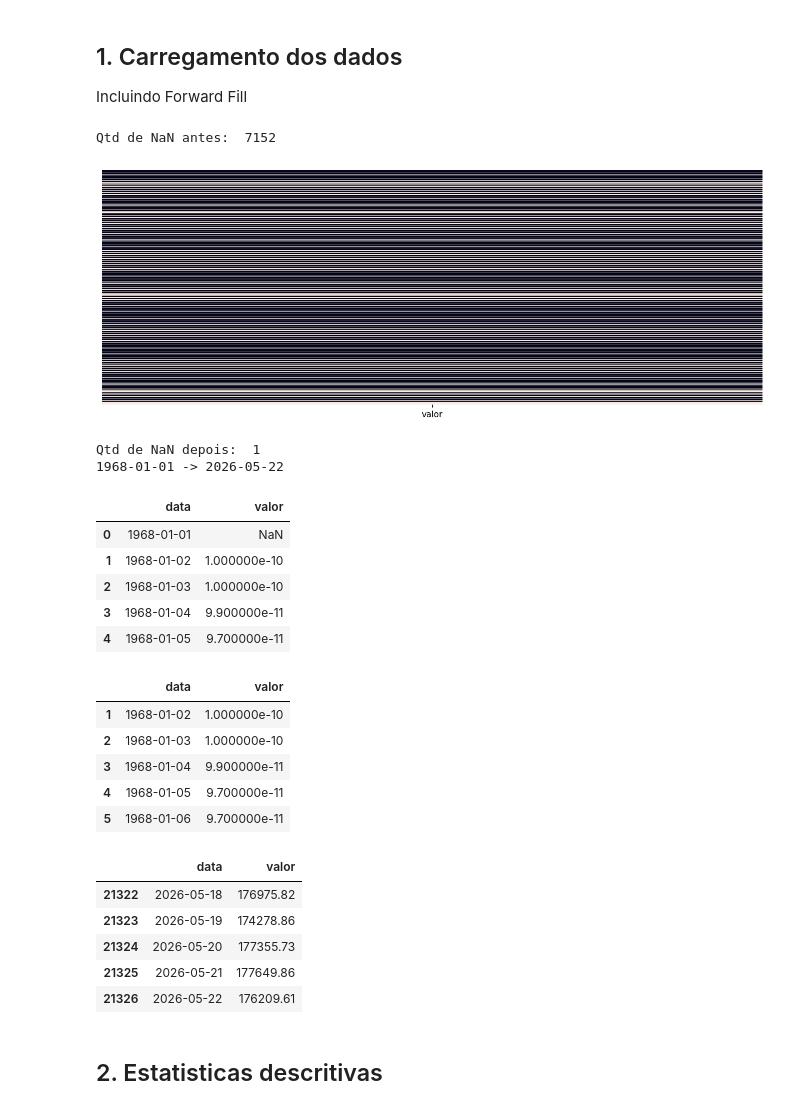
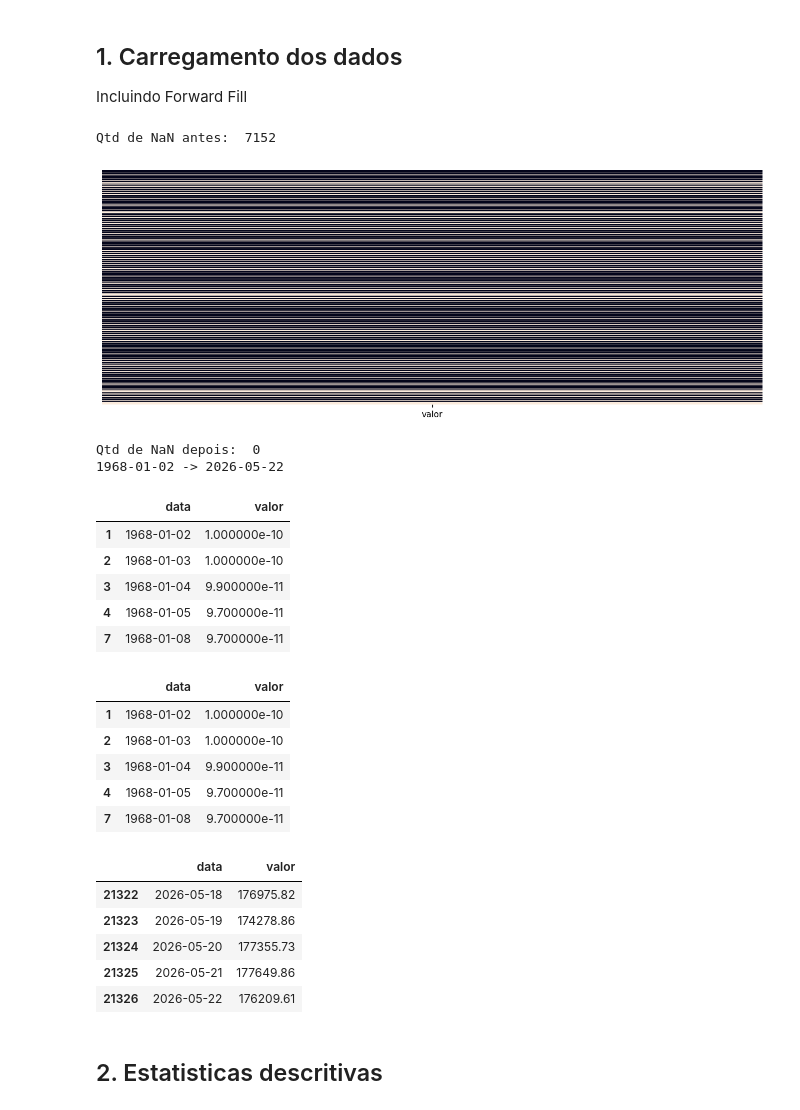
Before and after one commit to lumpleme/ML-previsoes-B3, a Jupyter notebook: analise_retorno.ipynb, the cells around one changed output. Drawn from its saved outputs; the diff is of its cells as text; code cells hidden in the pictures.

```diff
--- a/analise_retorno.ipynb
+++ b/analise_retorno.ipynb
@@ -17,43 +17,39 @@ Incluindo Forward Fill
 # %%
 ibov = pd.read_csv('dados/Historico_IBovespa.csv', encoding='latin-1')
 ibov['data'] = pd.to_datetime(ibov['data'], errors='coerce')
 ibov['valor'] = pd.to_numeric(ibov['valor'], errors='coerce')
 ibov = ibov.sort_values('data').reset_index(drop=True)
 
 print('Qtd de NaN antes: ', ibov['valor'].isna().sum())
 sns.heatmap(ibov[['valor']].isnull(), yticklabels=False, cbar=False)
 plt.show()
 
-ultima_com_valor = ibov.loc[ibov['valor'].notna(), 'data'].max()
-ibov = ibov[ibov['data'] <= ultima_com_valor].reset_index(drop=True)
-ibov['valor'] = ibov['valor'].ffill()
+ibov.dropna(inplace=True)
 
 print('Qtd de NaN depois: ', ibov['valor'].isna().sum())
 
 
 print(ibov['data'].min().date(), '->', ibov['data'].max().date())
 
 display(ibov.head())
-ibov.dropna(inplace=True)
-display(ibov.head())
 display(ibov.tail())
 # %% [output]
 Qtd de NaN antes:  7152
 [figure]
-Qtd de NaN depois:  1
-1968-01-01 -> 2026-05-22
+Qtd de NaN depois:  0
+1968-01-02 -> 2026-05-22
 |  | data | valor |
-| 0 | 1968-01-01 | NaN |
 | 1 | 1968-01-02 | 1.000000e-10 |
 | 2 | 1968-01-03 | 1.000000e-10 |
 | 3 | 1968-01-04 | 9.900000e-11 |
 | 4 | 1968-01-05 | 9.700000e-11 |
+| 7 | 1968-01-08 | 9.700000e-11 |
 |  | data | valor |
 | 1 | 1968-01-02 | 1.000000e-10 |
 | 2 | 1968-01-03 | 1.000000e-10 |
 | 3 | 1968-01-04 | 9.900000e-11 |
 | 4 | 1968-01-05 | 9.700000e-11 |
-| 5 | 1968-01-06 | 9.700000e-11 |
+| 7 | 1968-01-08 | 9.700000e-11 |
 |  | data | valor |
 | 21322 | 2026-05-18 | 176975.82 |
 | 21323 | 2026-05-19 | 174278.86 |
```
Also changed, not shown: parts of 4 cells of this notebook, 17 other files.
